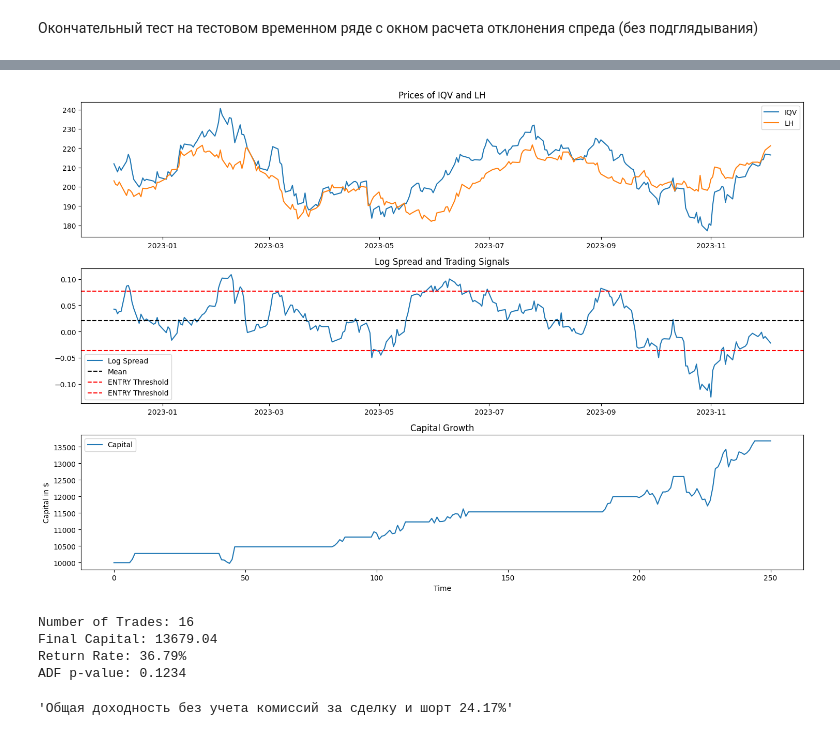
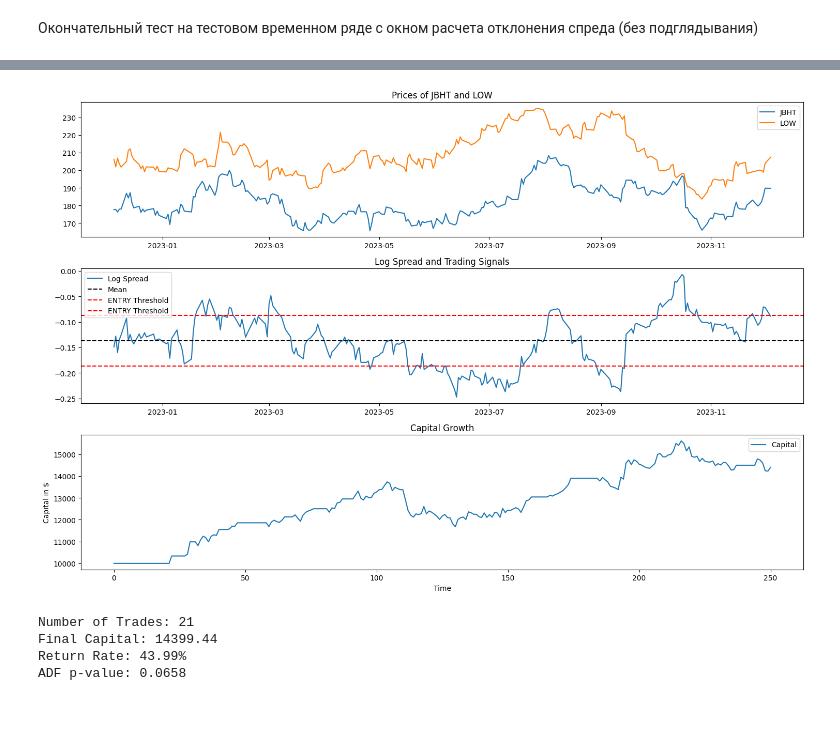
Before and after one commit to sergandri/PairTradingProject, a Jupyter notebook: draft.ipynb, the cells around one changed output, grey strips where cells are left out. Saved outputs shown, nothing was run; the diff lists cells and outputs as text; code cells hidden in the pictures.

```diff
--- a/draft.ipynb
+++ b/draft.ipynb
@@ -578,0 +681,5 @@ ADF p-value: 0.0273
+# %%
+final_pairs_list.remove(('CAH', 'SWKS'))
+# %%
+ticker1, ticker2 = final_pairs_list[1]
+capital_history, trade_history, trade_count = test_pair_trading_strategy_enhanced(valid_df, ticker1, ticker2, 10000, 2, 0.5)
@@ -741,14 +842,0 @@ ADF p-value: 0.1996
-# %%
-ticker1, ticker2 = final_pairs_list[1]
-capital_history, trade_history, trade_count = test_pair_trading_strategy_final(test_df, valid_df, ticker1, ticker2, 10000, 1.25, 0.7)
-result_return_list.append(capital_history[-1])
-# %% [output]
-[figure, removed]
-Number of Trades: 16
-Final Capital: 13679.04
-Return Rate: 36.79%
-ADF p-value: 0.1234
-# %%
-f"Общая доходность без учета комиссий за сделку и шорт {round(100*(sum(result_return_list)/ 20000 - 1),2)}%"
-# %% [output]
-'Общая доходность без учета комиссий за сделку и шорт 24.17%'
@@ -754,0 +940,11 @@ f"Общая доходность без учета комиссий за сде
+# %%
+result_return_list = []
+ticker1, ticker2 = final_pairs_list[0]
+capital_history, trade_history, trade_count = test_pair_trading_strategy_final(test_df, valid_df, ticker1, ticker2, 10000, 1, 0.3)
+result_return_list.append(capital_history[-1])
+# %% [output]
+[figure, added]
+Number of Trades: 21
+Final Capital: 14399.44
+Return Rate: 43.99%
+ADF p-value: 0.0658
```
Also changed, not shown: parts of 19 cells of this notebook.
